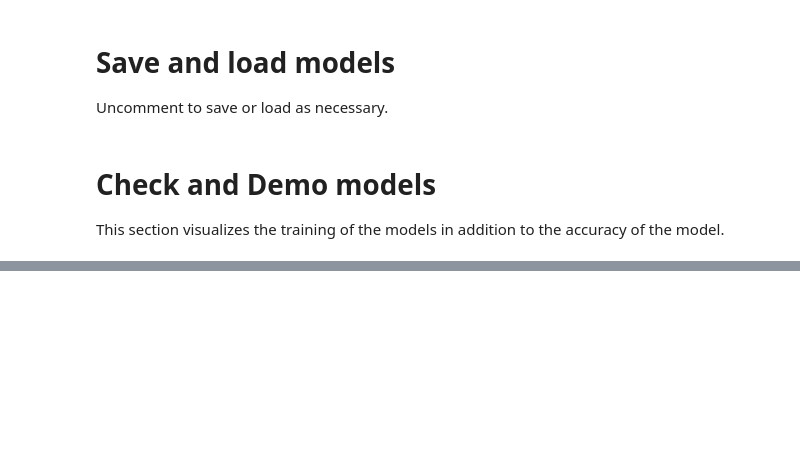
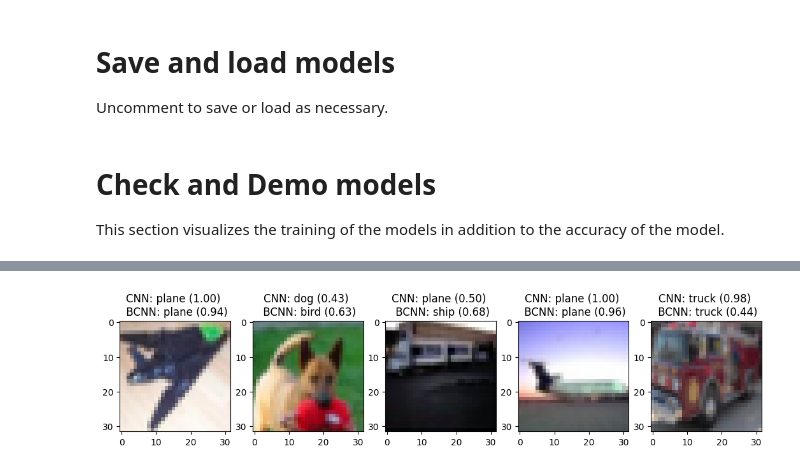
Before and after one commit to tbogoodnews/BNN-final-project, a Jupyter notebook: bayes-nn.ipynb, the cells around one changed output, grey strips where cells are left out. Saved outputs shown, nothing was run; the diff lists cells and outputs as text; code cells hidden in the pictures; blank space fills up the shorter version.

```diff
--- a/bayes-nn.ipynb
+++ b/bayes-nn.ipynb
@@ -343,0 +384,20 @@ plt.plot()
+# %%
+import random
+import math
+
+fig, axs = plt.subplots(1, 5, figsize=(13, 13))
+sample = random.sample(range(1, len(valid_data)), 5)
+
+softmax = lambda x : math.e **(x - np.max(x)) / np.sum(math.e**(x - np.max(x)))
+
+for i in range(5):
+    r = sample[i]
+    axs[i].imshow(valid_data[r][0].numpy().transpose(1, 2, 0))
+    cnn_pred = cnn_preds[r]
+    cnn_certainty = softmax(np.array(cnn_softmaxes[r]))
+    bnn_pred = bnn_preds[r]
+    bnn_certainty = softmax(np.array(bnn_softmaxes[r]))
+    axs[i].set_title("CNN: {} ({:.2f}) \n BCNN: {} ({:.2f})".format(classes[cnn_pred], max(cnn_certainty), classes[bnn_pred], max(bnn_certainty)))
+plt.show()
+# %% [output]
+[figure, added]
```
Also changed, not shown: parts of 8 cells of this notebook, 36 other files.
